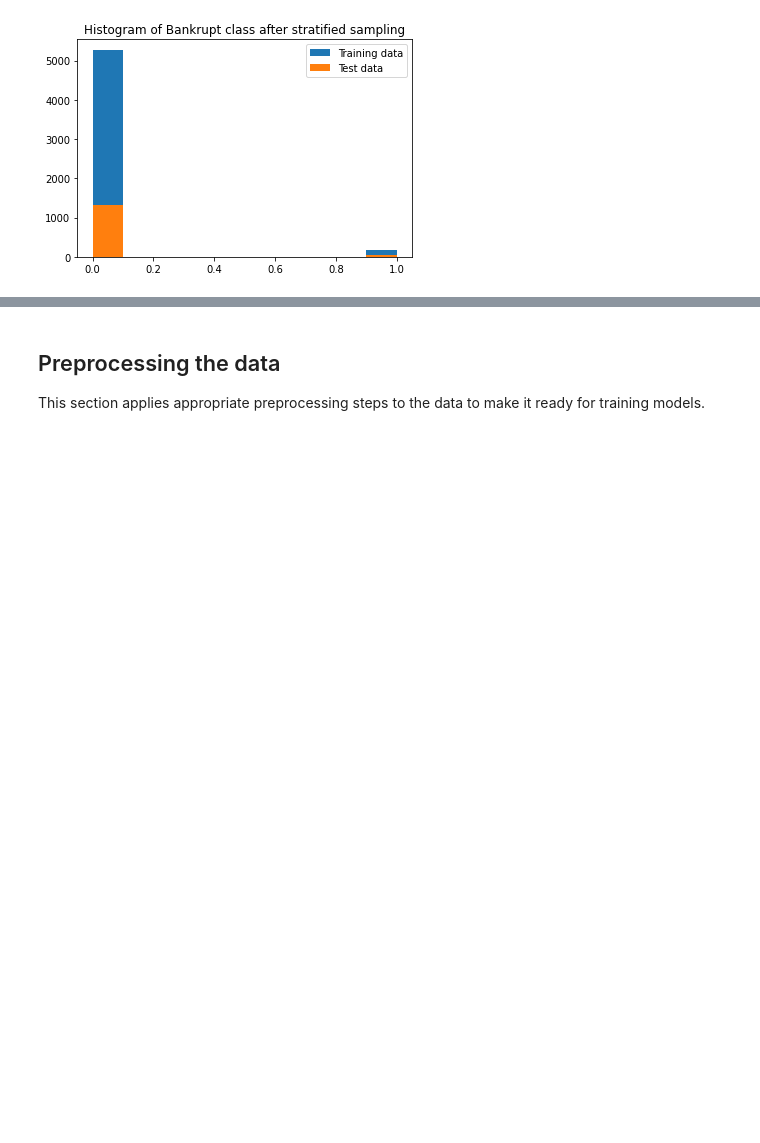
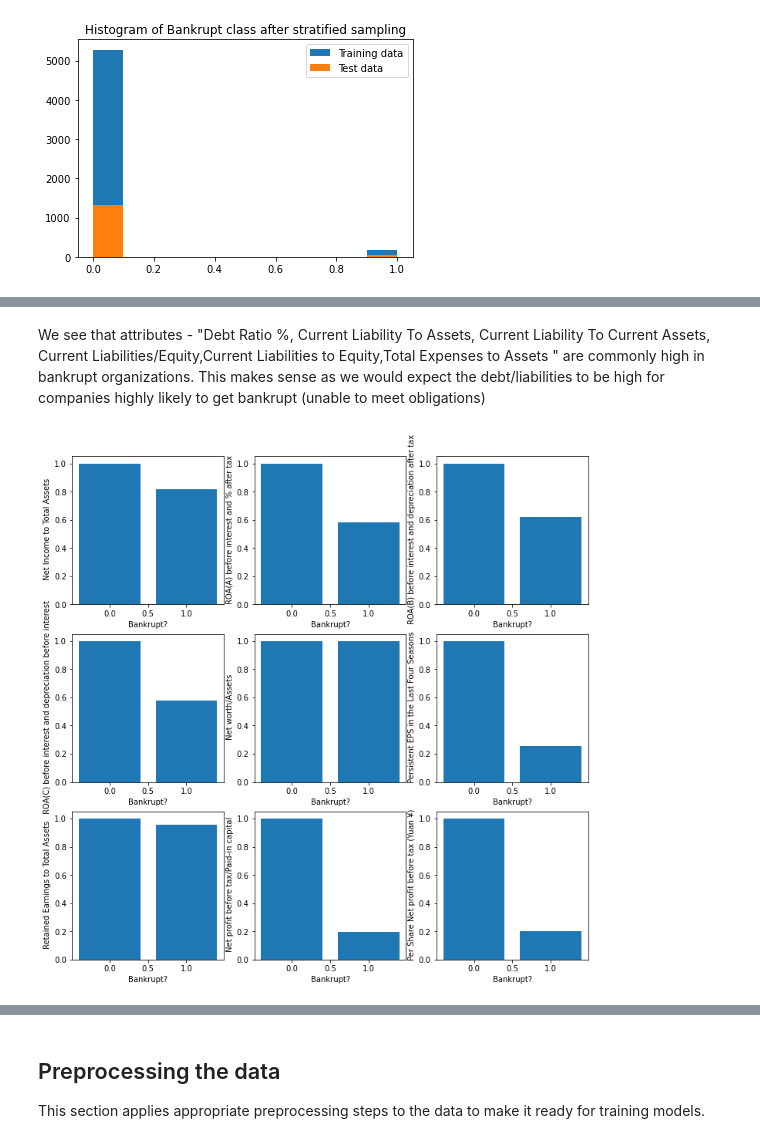
Before and after one commit to rtiwari6-stats/ML-Bankruptcy-Classifier, a Jupyter notebook: CFRM521_FinalProject.ipynb, the cells around one changed output, grey strips where cells are left out. Saved outputs shown, nothing was run; the diff lists cells and outputs as text; code cells hidden in the pictures; blank space fills up the shorter version.

```diff
--- a/CFRM521_FinalProject.ipynb
+++ b/CFRM521_FinalProject.ipynb
@@ -107,0 +172,13 @@ plt.show()
+# %% [markdown]
+We see that attributes - "Debt Ratio %, Current Liability To Assets, Current Liability To Current Assets, Current Liabilities/Equity,Current Liabilities to Equity,Total Expenses to Assets  " are commonly high in bankrupt organizations. This makes sense as we would expect the debt/liabilities to be high for companies highly likely to get bankrupt (unable to meet obligations)
+# %%
+xval = negative_corr.columns.tolist()[-1]
+yval = negative_corr.columns.tolist()[:-1]
+fix, axes = plt.subplots(ncols=3, figsize=(12,12), sharey=True)
+for i in range(1,10):
+    plt.subplot(3,3,i)
+    plt.bar(xval,yval[i-1],data = data)
+    plt.xlabel(xval)
+    plt.ylabel(yval[i-1])
+# %% [output]
+[figure, added]
```
Also changed, not shown: parts of 68 cells of this notebook.
